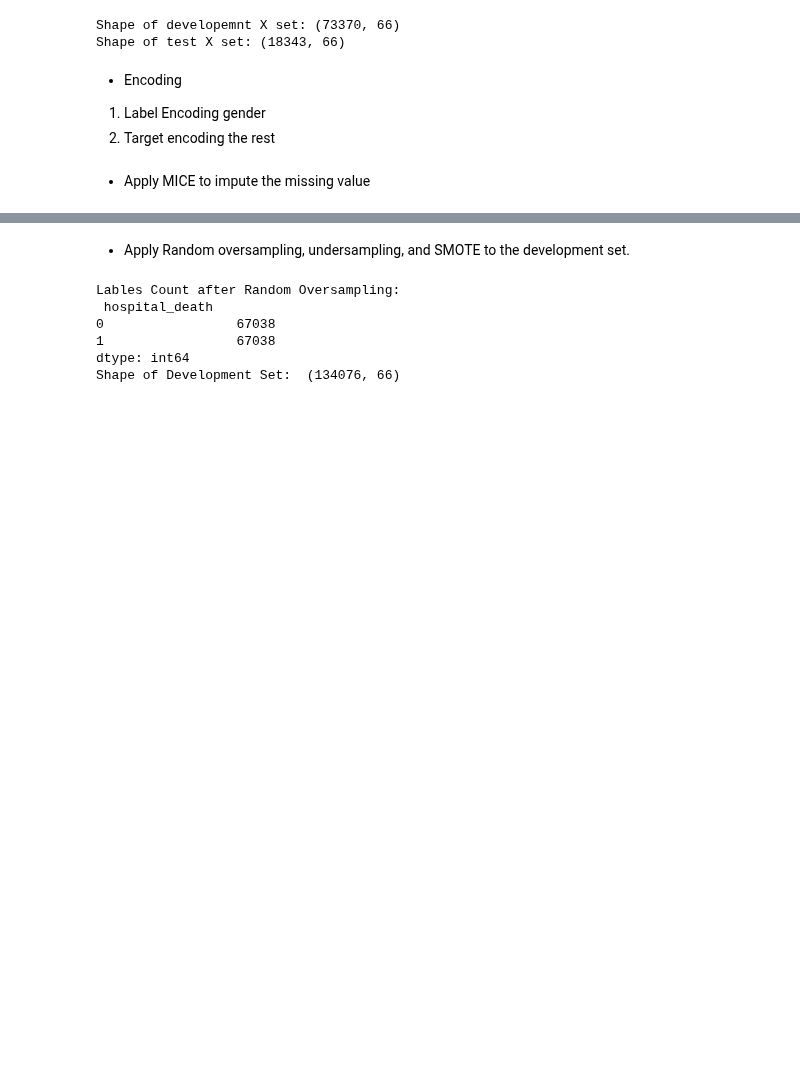
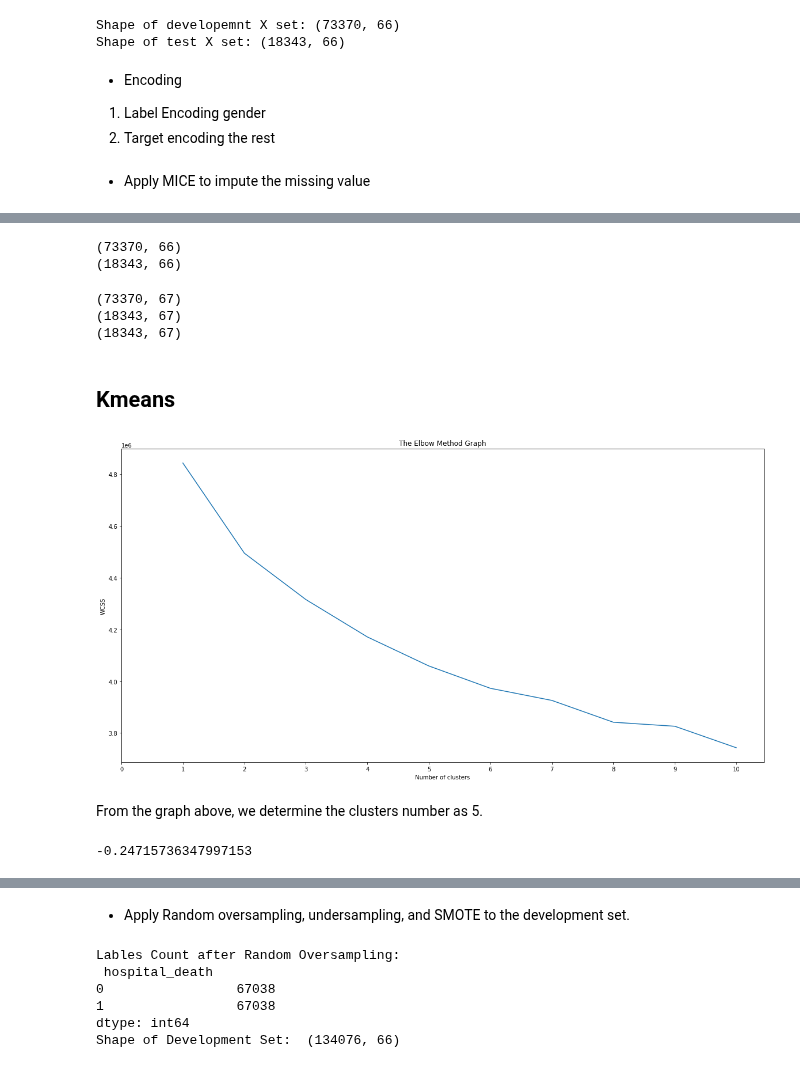
Before and after one commit to JennaYuuu/AML-Project, a Jupyter notebook: data_preprocessing/data_preprocessing.ipynb, the cells around one changed output, grey strips where cells are left out. Saved outputs shown, nothing was run; the diff lists cells and outputs as text; code cells hidden in the pictures; blank space fills up the shorter version.

Commit message:
data preprocessing updated

```diff
--- a/data_preprocessing/data_preprocessing.ipynb
+++ b/data_preprocessing/data_preprocessing.ipynb
@@ -167,0 +182,19 @@ patient_X_test = pd.DataFrame(patient_X_test_temp, columns = patient_X_test.colu
+# %%
+scaler = StandardScaler()
+scaler.fit(patient_X_dev)
+patient_X_dev_temp = scaler.transform(patient_X_dev)
+patient_X_dev_normalized = pd.DataFrame(patient_X_dev_temp, columns = patient_X_dev.columns, index = patient_X_dev.index)
+
+patient_X_test_temp = scaler.transform(patient_X_test)
+patient_X_test_normalized = pd.DataFrame(patient_X_test_temp, columns = patient_X_test.columns, index = patient_X_test.index)
+
+scaler = StandardScaler()
+scaler.fit(patient_X)
+patient_X_temp = scaler.transform(patient_X)
+patient_X_normalized = pd.DataFrame(patient_X_temp, columns = patient_X.columns, index = patient_X.index)
+# %%
+print(patient_X_dev_normalized.shape)
+print(patient_X_test_normalized.shape)
+# %% [output]
+(73370, 66)
+(18343, 66)
@@ -167,0 +216,34 @@ patient_X_test = pd.DataFrame(patient_X_test_temp, columns = patient_X_test.colu
+# %%
+print(patient_dev.shape)
+print(patient_test.shape)
+print(patient_X_test_normalized.shape)
+# %% [output]
+(73370, 67)
+(18343, 67)
+(18343, 67)
+# %% [markdown]
+## Kmeans
+# %%
+wcss=[]
+plt.rcParams["figure.figsize"] = (20,10)
+for i in range(1,11):
+     kmeans = KMeans(n_clusters=i, init ='k-means++', max_iter=100, n_init=10,random_state=42)
+     kmeans.fit(patient_X_dev_normalized)
+     wcss.append(kmeans.inertia_)
+plt.plot(range(1,11),wcss)
+plt.title('The Elbow Method Graph')
+plt.xlabel('Number of clusters')
+plt.xticks(np.arange(0, 11, step=1))
+plt.ylabel('WCSS')
+plt.show()
+# %% [output]
+[figure, added]
+# %% [markdown]
+From the graph above, we determine the clusters number as 5.
+# %%
+kmeans = KMeans(n_clusters=5, init ='k-means++', max_iter=300, n_init=10,random_state=0)
+y_kmeans = pd.DataFrame(kmeans.fit_predict(patient_X_dev_normalized),
+    index = patient_X_dev_normalized.index)
+print(y_kmeans[0].corr(patient_y_dev['hospital_death']))
+# %% [output]
+-0.24715736347997153
```
Also changed, not shown: parts of 11 cells of this notebook, 1 other file.
